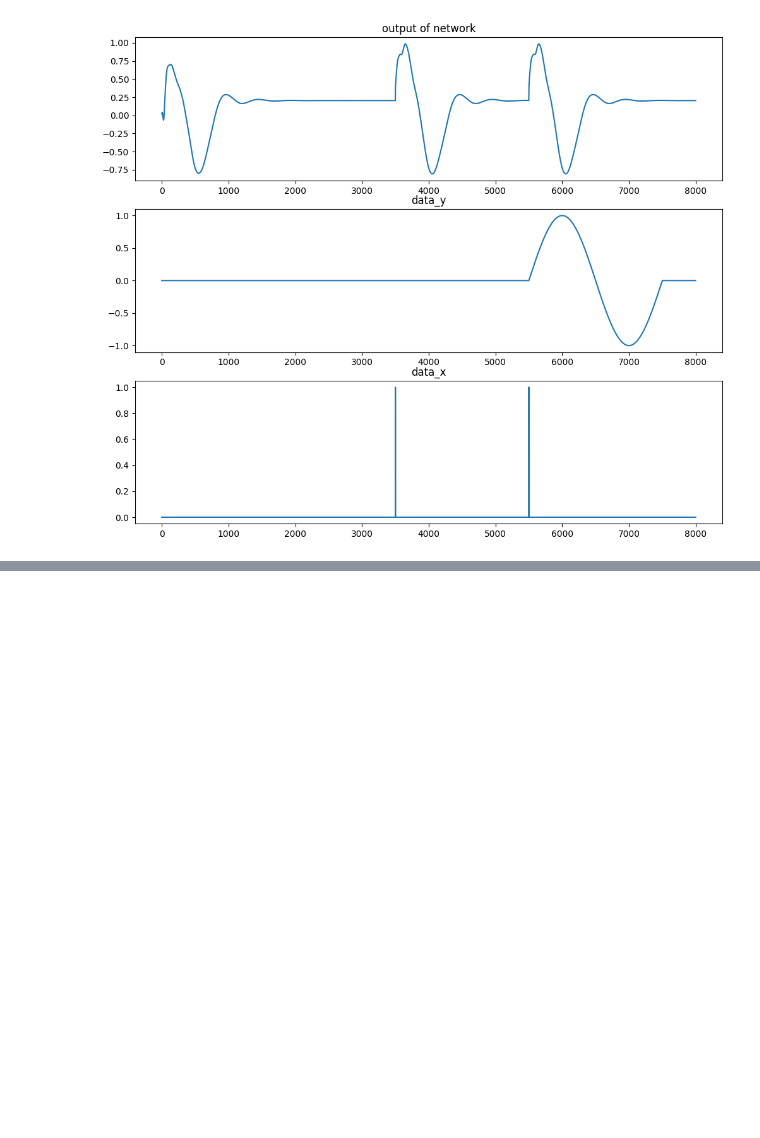
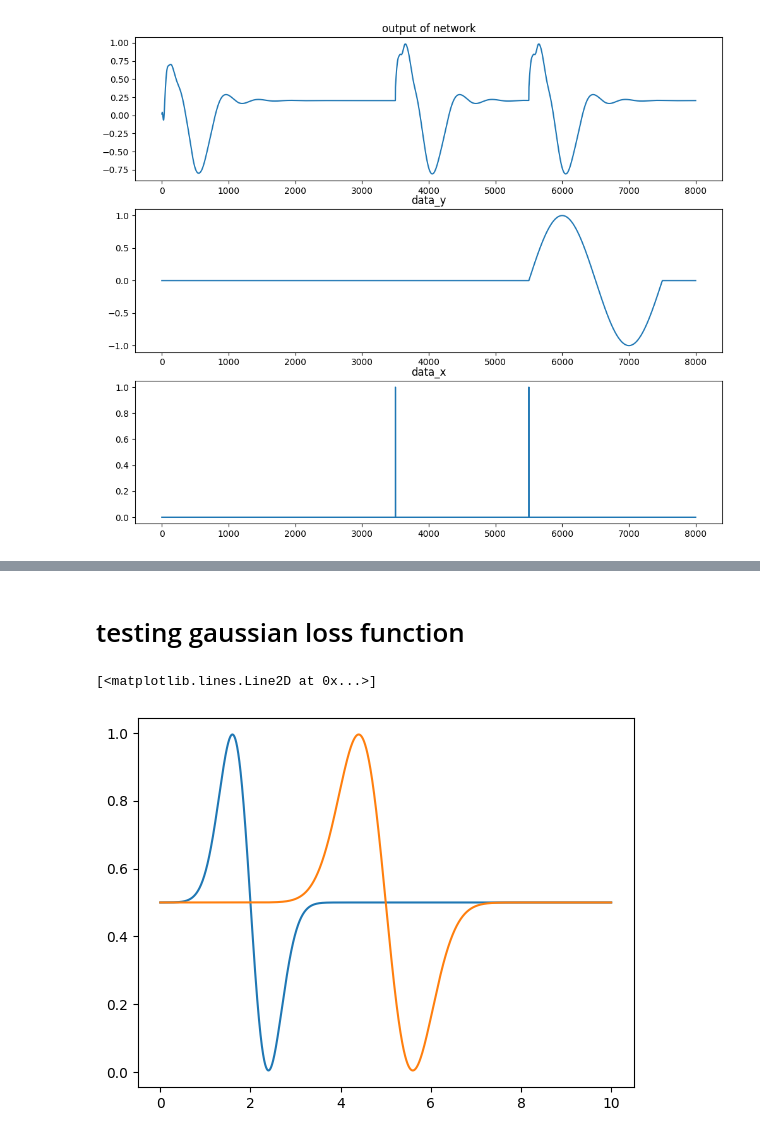
Before and after one commit to mtnusf97/CTRNN, a Jupyter notebook: helper_notebook.ipynb, the cells around one changed output, grey strips where cells are left out. Cells and saved outputs as stored; diff of their text form; code cells hidden in the pictures; blank space fills up the shorter version.

```diff
--- a/helper_notebook.ipynb
+++ b/helper_notebook.ipynb
@@ -231,0 +263,2 @@ np.max(stats.norm.pdf(x, mu, sigma))
+# %% [markdown]
+# testing gaussian loss function
@@ -231,0 +271,12 @@ np.max(stats.norm.pdf(x, mu, sigma))
+# %%
+dt = 0.001
+# x = torch.arange(10000).reshape((1, 10000)) * dt
+x = torch.arange(10000)*dt
+y1 = scaled_gaussian_derivative_shape(x, 2, 0.4, 0.99)
+y2 = scaled_gaussian_derivative_shape(x, 5, 0.6, 0.99)
+# %%
+plt.plot(torch.flatten(x), torch.flatten(y1))
+plt.plot(torch.flatten(x), torch.flatten(y2))
+# %% [output]
+[<matplotlib.lines.Line2D at 0x...>]
+[figure, added]
```
Also changed, not shown: parts of 12 cells of this notebook, 8 other files.
